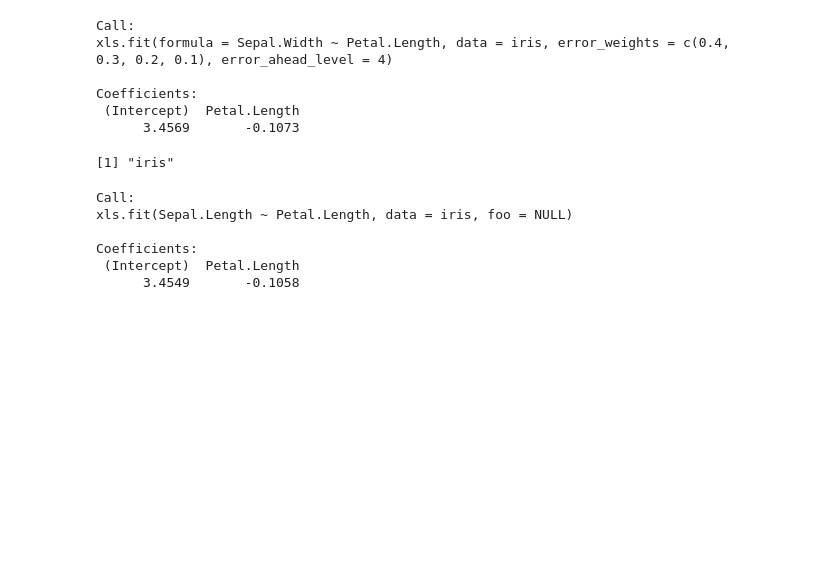
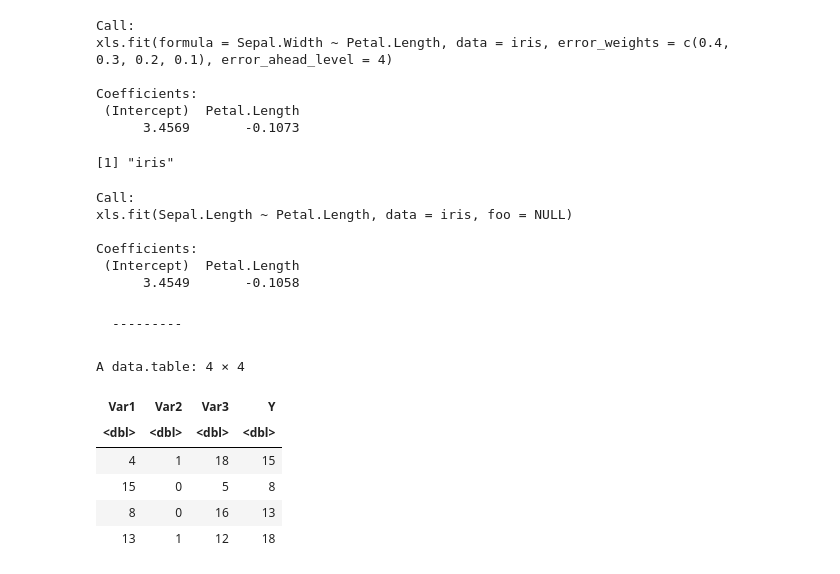
Before and after one commit to sametsoekel/eXtreme-Least-Squares, a Jupyter notebook: notebooks_ipynb/Algorithm.ipynb, the cells around one changed output. Saved outputs shown, nothing was run; the diff lists cells and outputs as text; code cells hidden in the pictures; blank space fills up the shorter version.

```diff
--- a/notebooks_ipynb/Algorithm.ipynb
+++ b/notebooks_ipynb/Algorithm.ipynb
@@ -176,3 +176,5 @@ xls.fit(Sepal.Length ~ Petal.Length, data = iris, foo = NULL)
 Coefficients:
  (Intercept)  Petal.Length
       3.4549       -0.1058
+# %% [markdown]
+    ---------
@@ -178,0 +191,10 @@ Coefficients:
+# %%
+DF
+# %% [output]
+A data.table: 4 × 4
+| Var1 | Var2 | Var3 | Y |
+| <dbl> | <dbl> | <dbl> | <dbl> |
+| 4 | 1 | 18 | 15 |
+| 15 | 0 | 5 | 8 |
+| 8 | 0 | 16 | 13 |
+| 13 | 1 | 12 | 18 |
```
Also changed, not shown: parts of 22 cells of this notebook, 1 other file.
